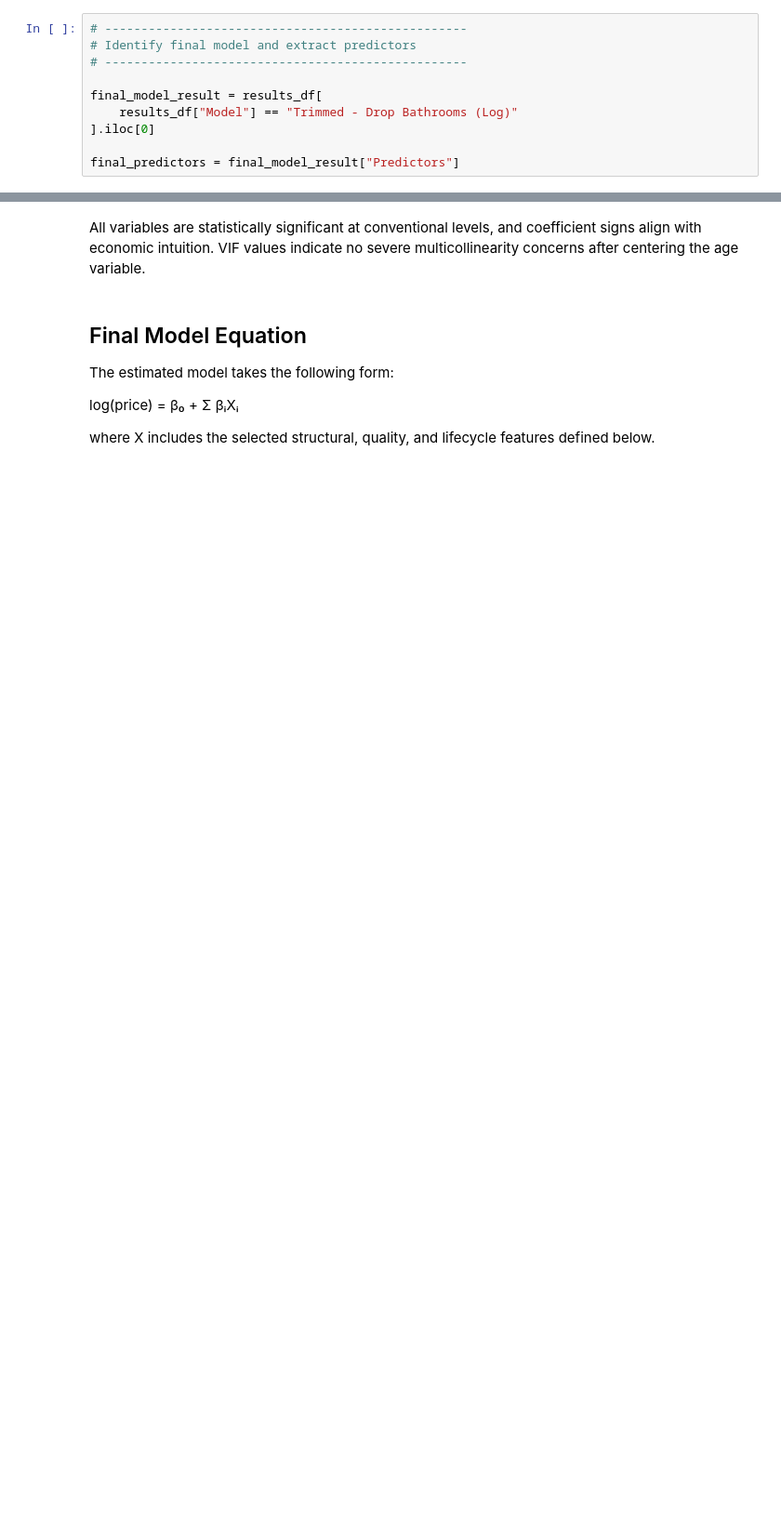
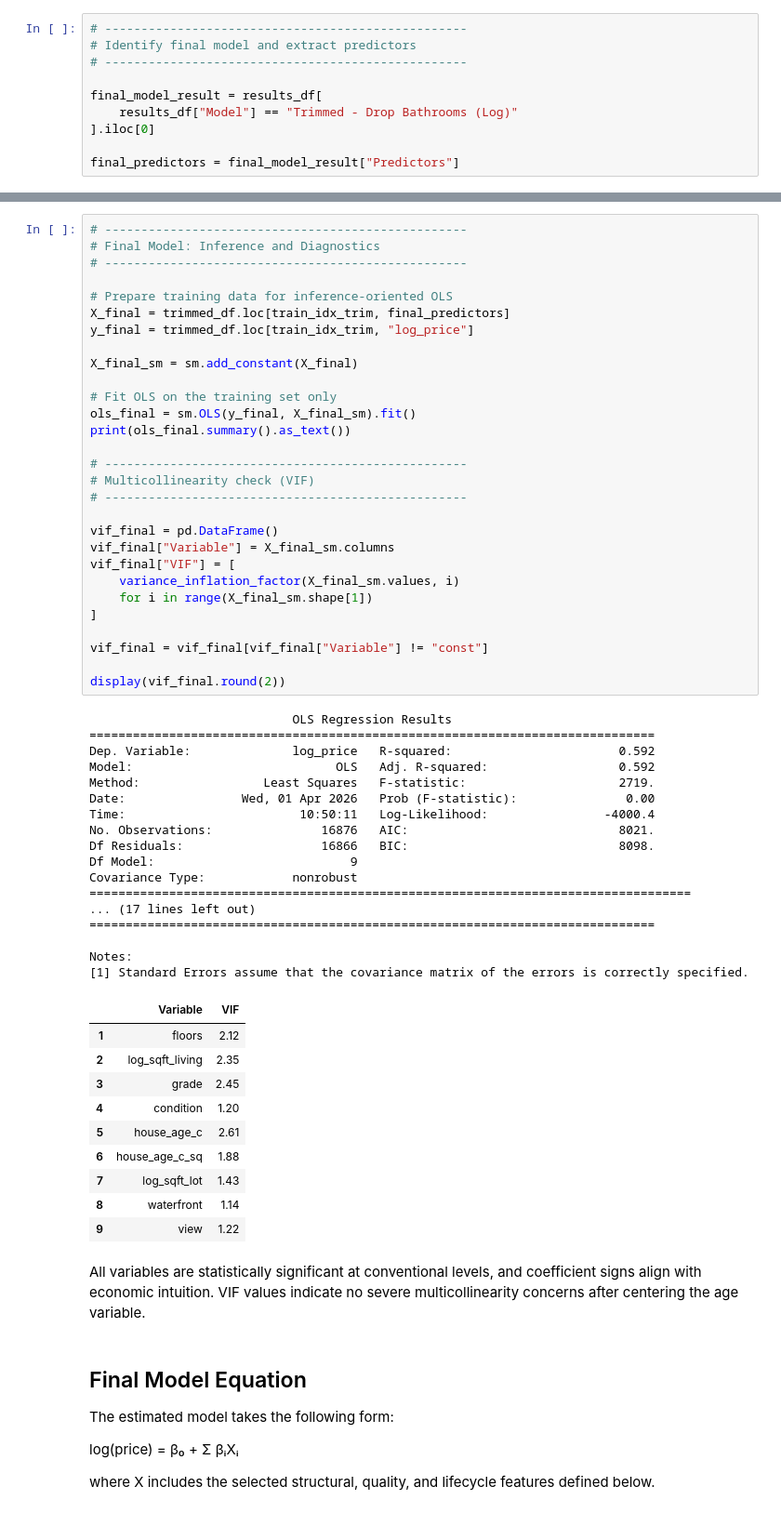
Before and after one commit to jblackman-bit/ads_500b_final_project, a Jupyter notebook: Model/modeling.ipynb, the cells around one changed output, grey strips where cells are left out. Shown at 93% size. Drawn from its saved outputs; the diff is of its cells as text; blank space fills up the shorter version.

```diff
--- a/Model/modeling.ipynb
+++ b/Model/modeling.ipynb
@@ -579,3 +514,60 @@ strong multicollinearity or other numerical problems.
+# %%
+# --------------------------------------------------
+# Final Model: Inference and Diagnostics
+# --------------------------------------------------
+
+# Prepare training data for inference-oriented OLS
+X_final = trimmed_df.loc[train_idx_trim, final_predictors]
+y_final = trimmed_df.loc[train_idx_trim, "log_price"]
+
+X_final_sm = sm.add_constant(X_final)
+
+# Fit OLS on the training set only
+ols_final = sm.OLS(y_final, X_final_sm).fit()
+print(ols_final.summary().as_text())
+
+# --------------------------------------------------
+# Multicollinearity check (VIF)
+# --------------------------------------------------
+
+vif_final = pd.DataFrame()
+vif_final["Variable"] = X_final_sm.columns
+vif_final["VIF"] = [
+    variance_inflation_factor(X_final_sm.values, i)
+    for i in range(X_final_sm.shape[1])
+]
+
+vif_final = vif_final[vif_final["Variable"] != "const"]
+
+display(vif_final.round(2))
+# %% [output]
+                            OLS Regression Results
+==============================================================================
+Dep. Variable:              log_price   R-squared:                       0.592
+Model:                            OLS   Adj. R-squared:                  0.592
+Method:                 Least Squares   F-statistic:                     2719.
+Date:                Wed, 01 Apr 2026   Prob (F-statistic):               0.00
+Time:                        10:50:11   Log-Likelihood:                -4000.4
+No. Observations:               16876   AIC:                             8021.
+Df Residuals:                   16866   BIC:                             8098.
+Df Model:                           9
+Covariance Type:            nonrobust
+===================================================================================
+... (17 lines left out)
+==============================================================================
+
+Notes:
+[1] Standard Errors assume that the covariance matrix of the errors is correctly specified.
+|  | Variable | VIF |
+| 1 | floors | 2.12 |
+| 2 | log_sqft_living | 2.35 |
+| 3 | grade | 2.45 |
+| 4 | condition | 1.20 |
+| 5 | house_age_c | 2.61 |
+| 6 | house_age_c_sq | 1.88 |
+| 7 | log_sqft_lot | 1.43 |
+| 8 | waterfront | 1.14 |
+| 9 | view | 1.22 |
 # %% [markdown]
 All variables are statistically significant at conventional levels, and
 coefficient signs align with economic intuition. VIF values indicate no
```
Also changed, not shown: parts of 17 cells of this notebook.
